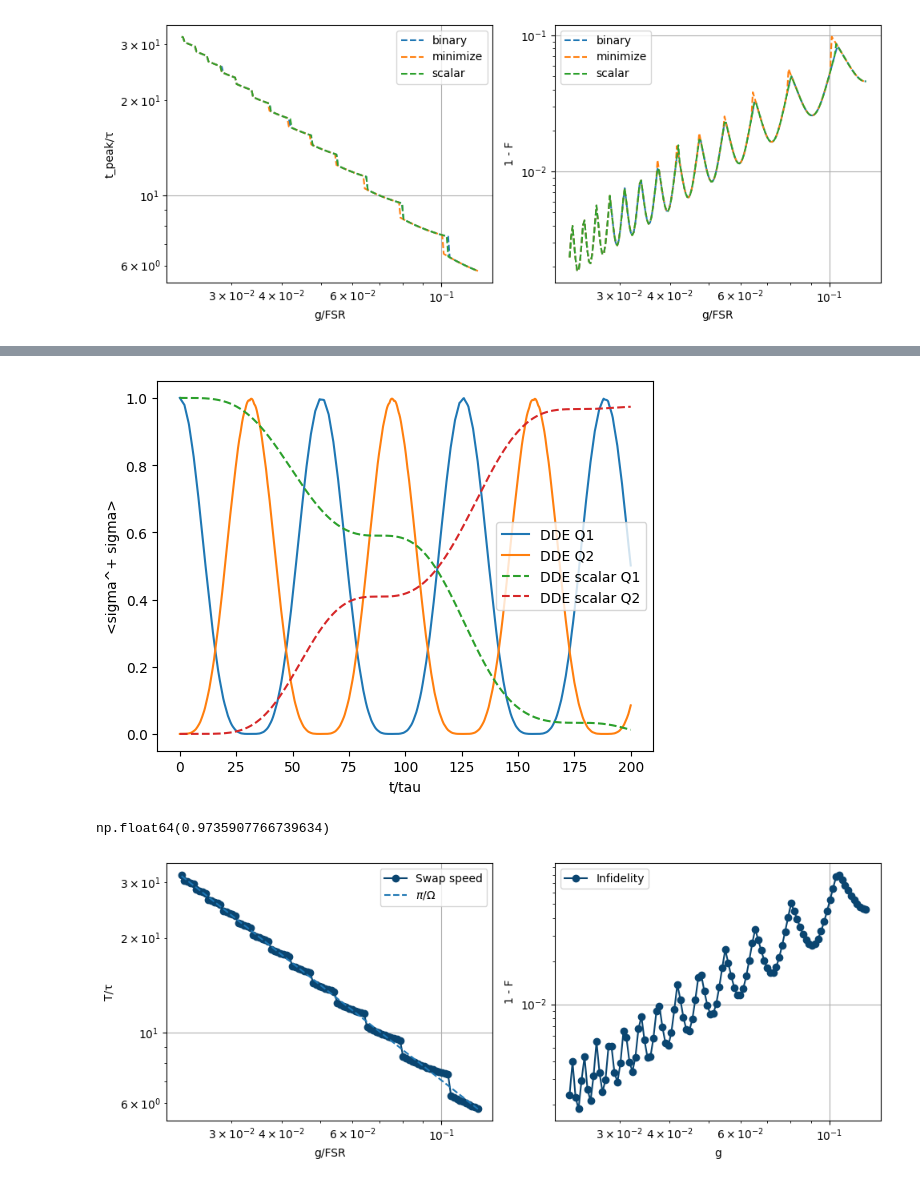
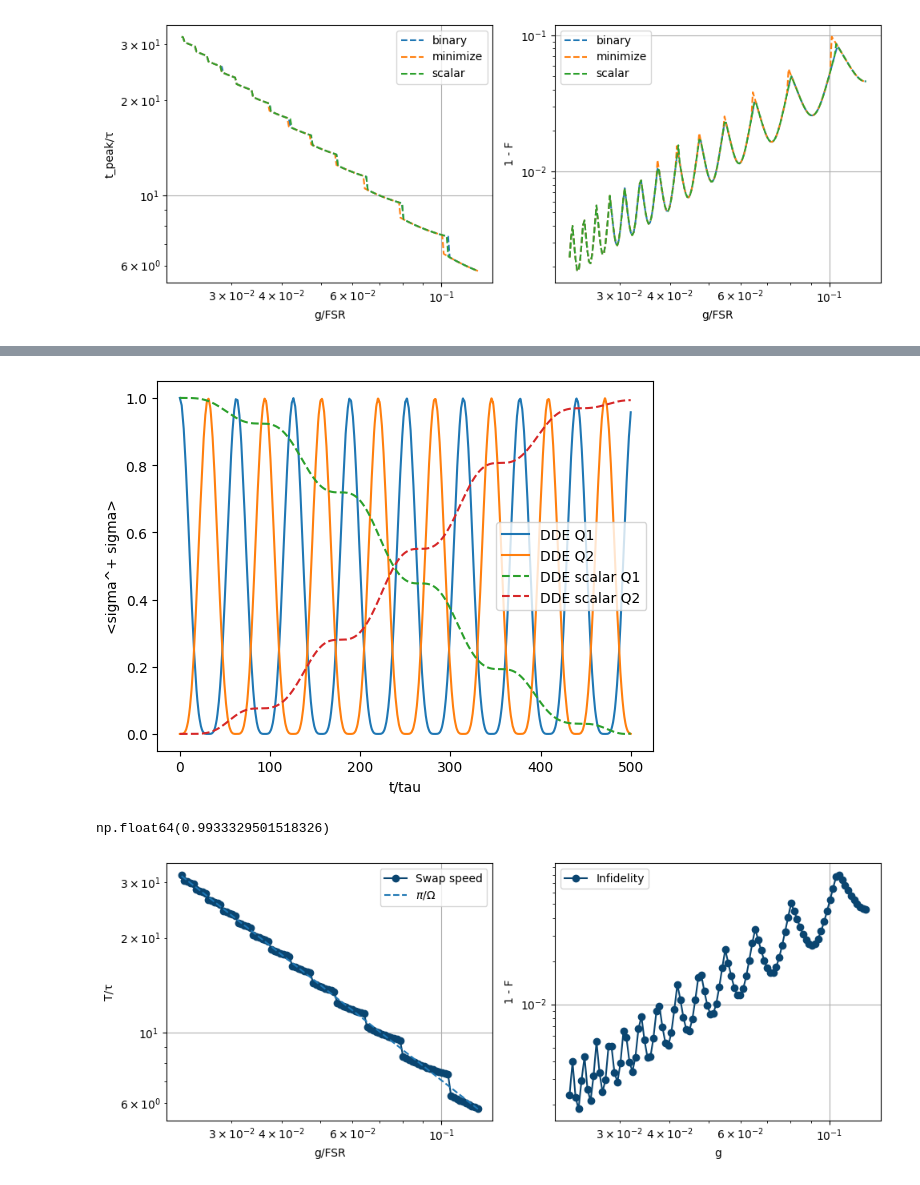
Before and after one commit to Taitoos2/non_markovian_qubit_swap, a Jupyter notebook: Idea_3.ipynb, the cells around one changed output, grey strips where cells are left out. Drawn from its saved outputs; the diff is of its cells as text; code cells hidden in the pictures.

Commit message:
add the test2 for stirap

```diff
--- a/Idea_3.ipynb
+++ b/Idea_3.ipynb
@@ -87,10 +114,10 @@ Running optimizer: scalar
 # %%
 from expt_sets import expt_006_stirap
 
-expt_006_stirap(T=200.0, gamma=0.01, dt_max=0.01, phi=0)
+expt_006_stirap(T=500.0, gamma=0.01, dt_max=0.01, phi=0)
 # %% [output]
-[figure, old version]
+[figure, new version]
-np.float64(0.9735907766739634)
+np.float64(0.9933329501518326)
 # %%
 from expt_sets import expt_007_stira_and_swap
 import numpy as np
```
Also changed, not shown: parts of 7 cells of this notebook.
